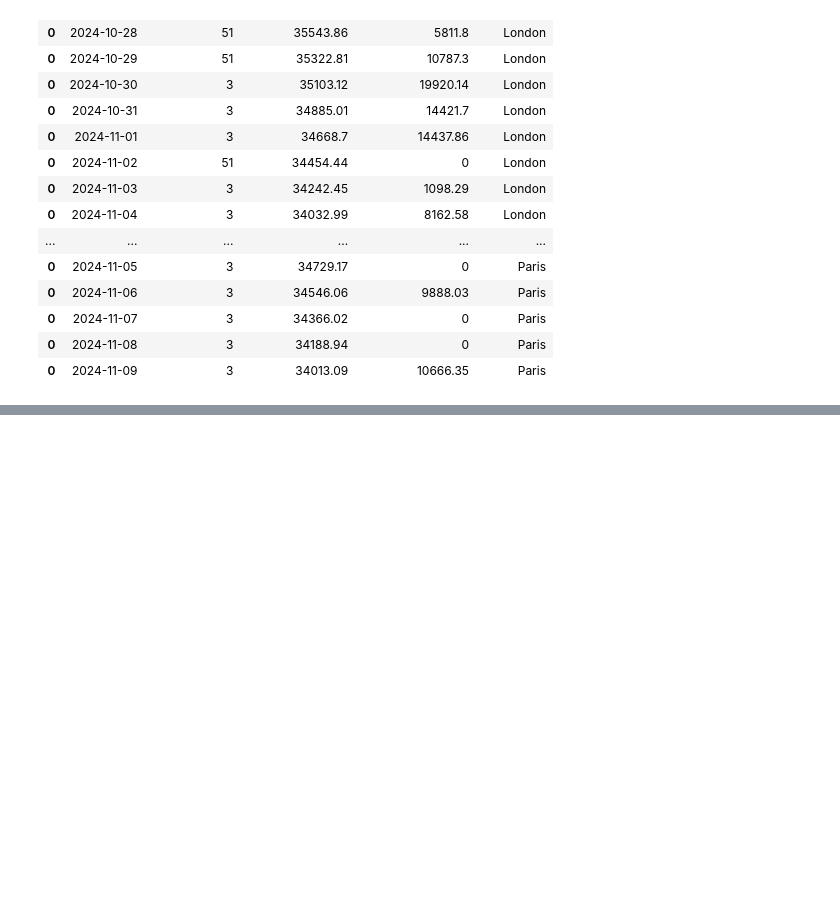
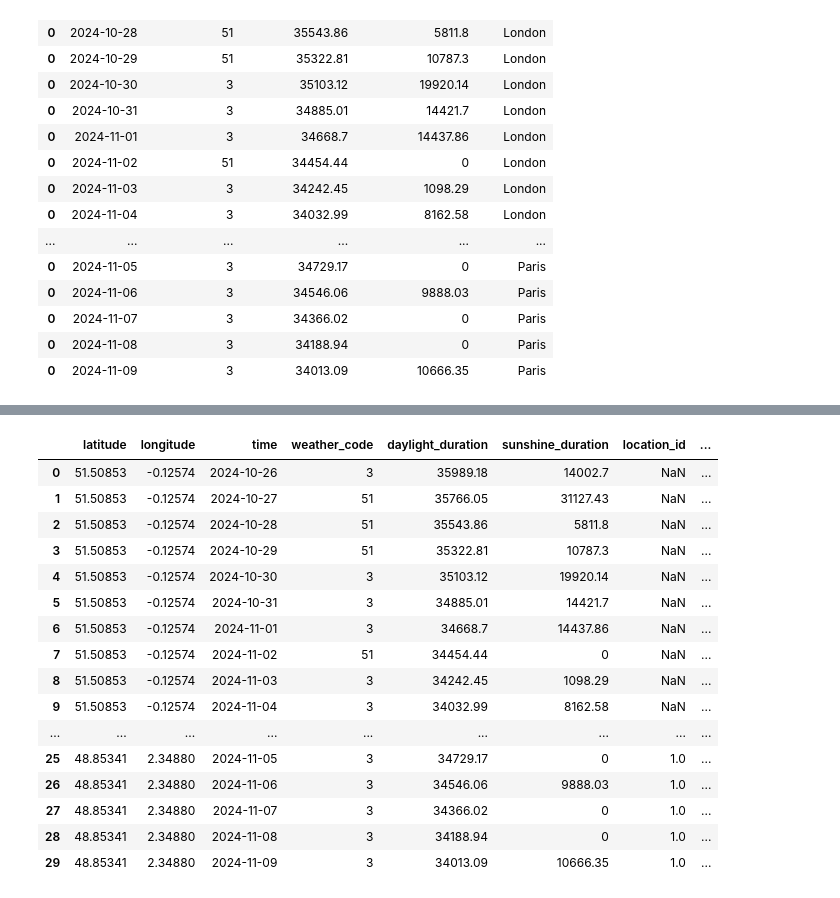
Before and after one commit to zoe-e-thomas/ds105a-2024, a Jupyter notebook: W07-Material/code/LSE_DS105A_2024_W07_lecture.ipynb, the cells around one changed output, grey strips where cells are left out. Saved outputs shown, nothing was run; the diff lists cells and outputs as text; code cells hidden in the pictures; blank space fills up the shorter version.

```diff
--- a/W07-Material/code/LSE_DS105A_2024_W07_lecture.ipynb
+++ b/W07-Material/code/LSE_DS105A_2024_W07_lecture.ipynb
@@ -662,0 +743,24 @@ df
+# %%
+df_sunshine = (
+    pd.json_normalize(json_two_locations)
+    # I don't care about the Daily Units (for now at least)
+    .drop(columns=['daily_units.time', 'daily_units.weather_code', 'daily_units.daylight_duration', 'daily_units.sunshine_duration'])
+
+    # I would rather have the lists expanded into rows
+    .explode(['daily.time', 'daily.weather_code', 'daily.daylight_duration', 'daily.sunshine_duration'])
+
+    # I don't like the 'daily.' prefix
+    .rename(columns={
+        'daily.time': 'time',
+        'daily.weather_code': 'weather_code',
+        'daily.daylight_duration': 'daylight_duration',
+        'daily.sunshine_duration': 'sunshine_duration'
+    })
+
+    # There are these other useless columns that I don't care about
+    .drop(columns=['generationtime_ms', 'utc_offset_seconds', 'timezone', 'timezone_abbreviation', 'elevation'])
+
+)
+
+# I could also drop the 'location_id' column, but I will keep it for now.
+df_sunshine
@@ -662,0 +793,5 @@ df
+# %%
+df_world_cities = pd.read_csv('../../W03-Formative-Solutions/data/world_cities.csv')
+
+# Show a sample of the data just to get an idea of what it looks like
+df_world_cities.head()
@@ -662,0 +835,20 @@ df
+# %%
+pd.merge(left=df_sunshine, right=df_world_cities, how='left', left_on=['latitude', 'longitude'], right_on=['lat', 'lng'])
+# %% [output]
+|  | latitude | longitude | time | weather_code | daylight_duration | sunshine_duration | location_id | ... |
+| 0 | 51.50853 | -0.12574 | 2024-10-26 | 3 | 35989.18 | 14002.7 | NaN | ... |
+| 1 | 51.50853 | -0.12574 | 2024-10-27 | 51 | 35766.05 | 31127.43 | NaN | ... |
+| 2 | 51.50853 | -0.12574 | 2024-10-28 | 51 | 35543.86 | 5811.8 | NaN | ... |
+| 3 | 51.50853 | -0.12574 | 2024-10-29 | 51 | 35322.81 | 10787.3 | NaN | ... |
+| 4 | 51.50853 | -0.12574 | 2024-10-30 | 3 | 35103.12 | 19920.14 | NaN | ... |
+| 5 | 51.50853 | -0.12574 | 2024-10-31 | 3 | 34885.01 | 14421.7 | NaN | ... |
+| 6 | 51.50853 | -0.12574 | 2024-11-01 | 3 | 34668.7 | 14437.86 | NaN | ... |
+| 7 | 51.50853 | -0.12574 | 2024-11-02 | 51 | 34454.44 | 0 | NaN | ... |
+| 8 | 51.50853 | -0.12574 | 2024-11-03 | 3 | 34242.45 | 1098.29 | NaN | ... |
+| 9 | 51.50853 | -0.12574 | 2024-11-04 | 3 | 34032.99 | 8162.58 | NaN | ... |
+| ... | ... | ... | ... | ... | ... | ... | ... | ... |
+| 25 | 48.85341 | 2.34880 | 2024-11-05 | 3 | 34729.17 | 0 | 1.0 | ... |
+| 26 | 48.85341 | 2.34880 | 2024-11-06 | 3 | 34546.06 | 9888.03 | 1.0 | ... |
+| 27 | 48.85341 | 2.34880 | 2024-11-07 | 3 | 34366.02 | 0 | 1.0 | ... |
+| 28 | 48.85341 | 2.34880 | 2024-11-08 | 3 | 34188.94 | 0 | 1.0 | ... |
+| 29 | 48.85341 | 2.34880 | 2024-11-09 | 3 | 34013.09 | 10666.35 | 1.0 | ... |
```
Also changed, not shown: parts of 36 cells of this notebook.
